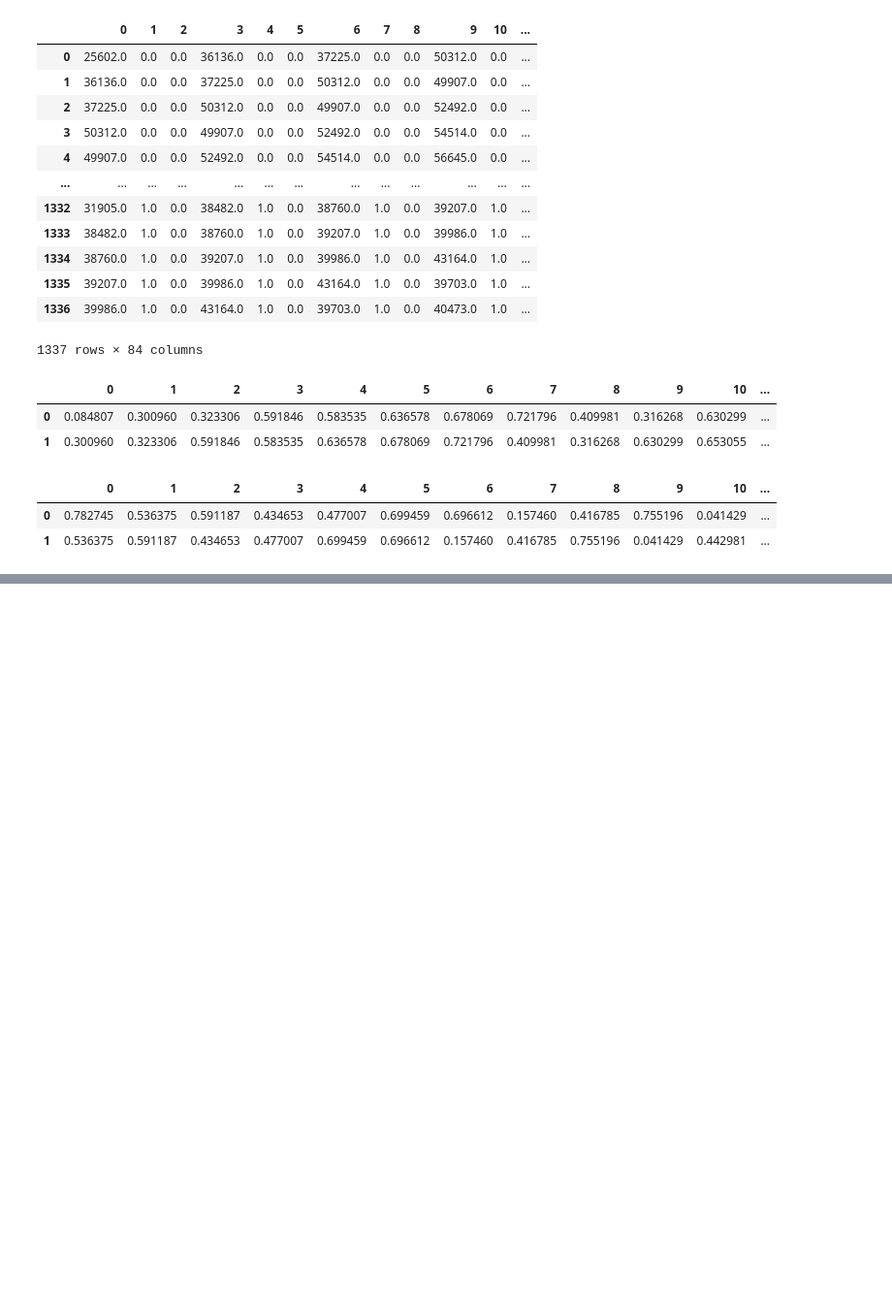
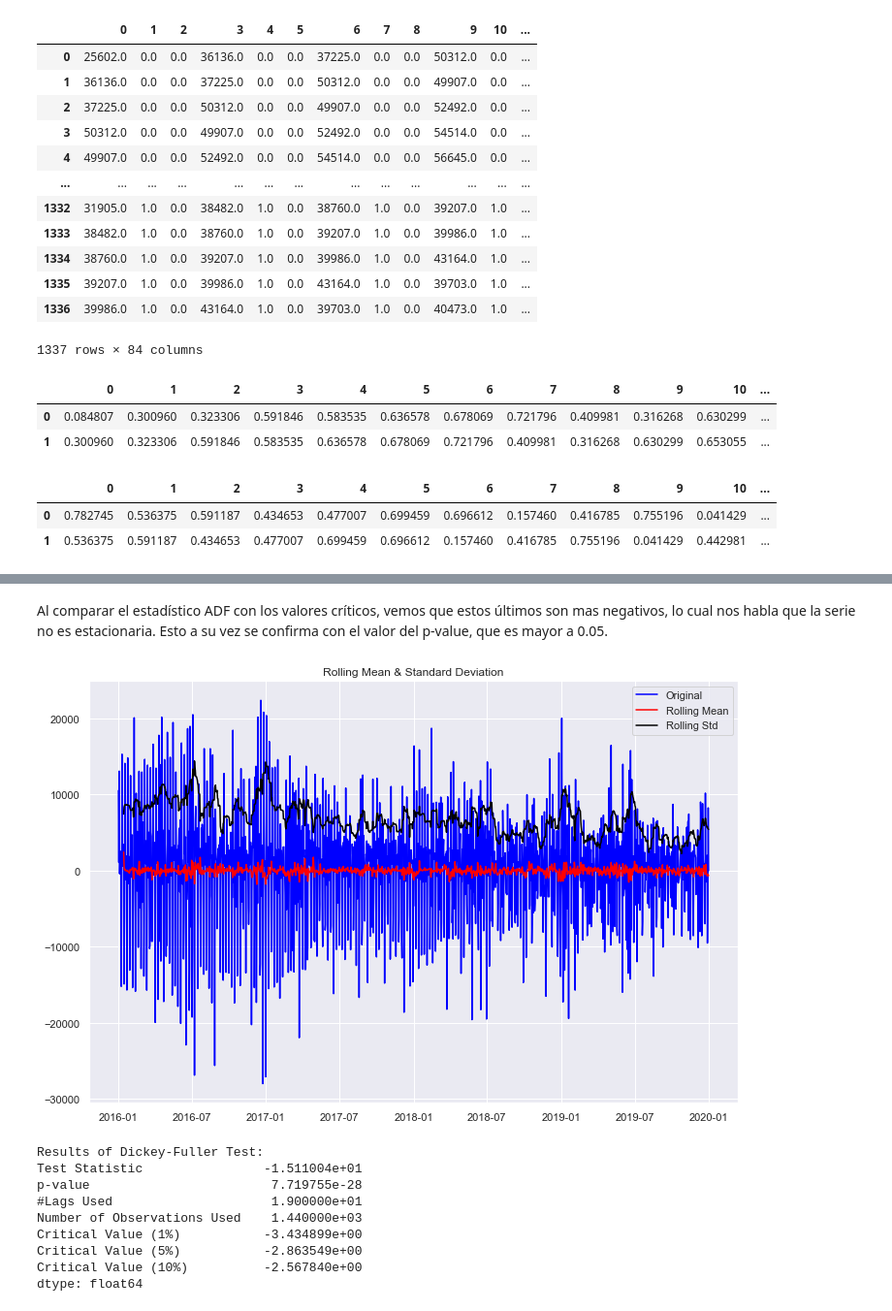
Before and after one commit to estebanarr/proyecto04, a Jupyter notebook: proyecto_04.ipynb, the cells around one changed output, grey strips where cells are left out. Shown at 97% size. Drawn from its saved outputs; the diff is of its cells as text; code cells hidden in the pictures; blank space fills up the shorter version.

```diff
--- a/proyecto_04.ipynb
+++ b/proyecto_04.ipynb
@@ -503,0 +684,17 @@ y_test_normalized.reset_index(drop=True,inplace=True)
+# %% [markdown]
+Al comparar el estadístico ADF con los valores críticos, vemos que estos últimos son mas negativos, lo cual nos habla que la serie no es estacionaria. Esto a su vez se confirma con el valor del p-value, que es mayor a 0.05.
+# %%
+senial_estacionaria=senial-senial.shift(1)
+senial_estacionaria.dropna(inplace=True)
+resultado=test_stationarity(senial_estacionaria)
+# %% [output]
+[figure, added]
+Results of Dickey-Fuller Test:
+Test Statistic                -1.511004e+01
+p-value                        7.719755e-28
+#Lags Used                     1.900000e+01
+Number of Observations Used    1.440000e+03
+Critical Value (1%)           -3.434899e+00
+Critical Value (5%)           -2.863549e+00
+Critical Value (10%)          -2.567840e+00
+dtype: float64
```
Also changed, not shown: parts of 58 cells of this notebook.
